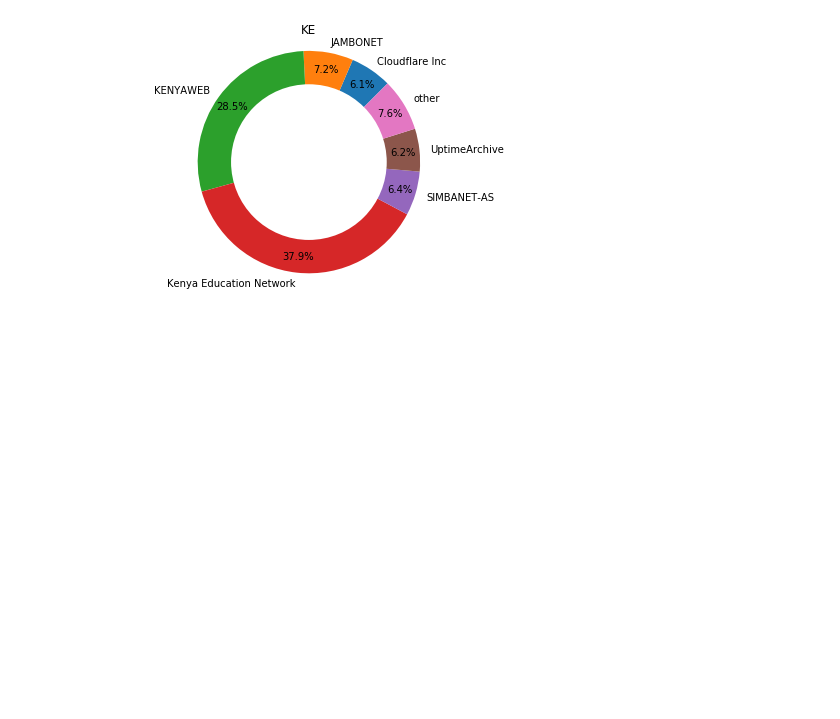
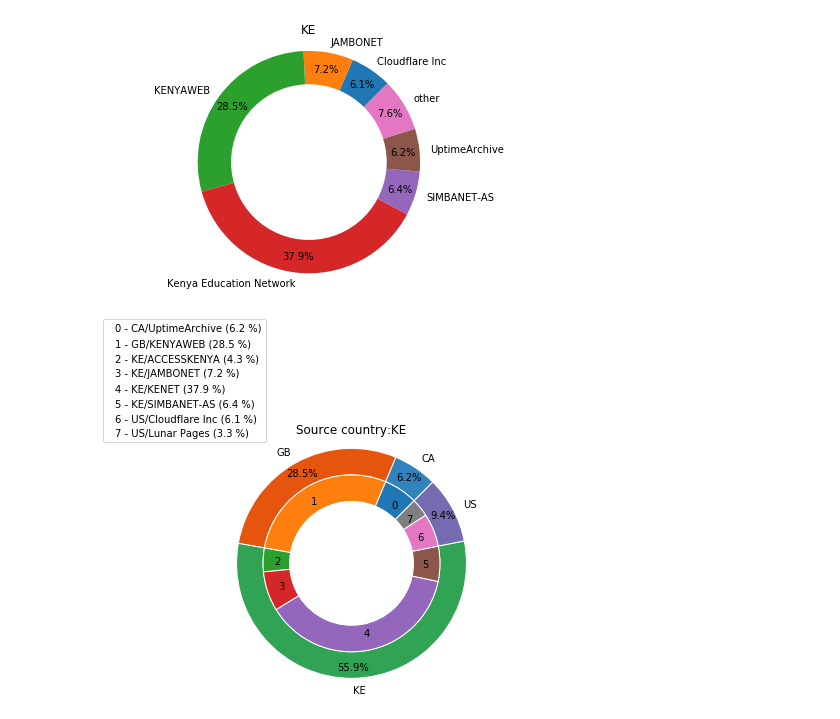
Before and after one commit to AFRINIC-Labs/cloud-computing, a Jupyter notebook: Cloud-computing.ipynb, the cells around one changed output. Saved outputs shown, nothing was run; the diff lists cells and outputs as text; code cells hidden in the pictures; blank space fills up the shorter version.

Commit message:
donut plot added

```diff
--- a/Cloud-computing.ipynb
+++ b/Cloud-computing.ipynb
@@ -406,3 +371,55 @@ plt.savefig("data/plots/pie_chart_" + cc + "_hosting_providers.svg")
 plt.show()
 # %% [output]
 [figure]
+# %%
+cc='KE'
+
+df_cc = df.loc[(df.vantageCC==cc)]
+df_by_cc = (df_cc.iloc[:,[7,9]]).groupby('hostCC').size().reset_index(name='counts')
+df_by_cc_host = (df_cc.iloc[:,[7,9]]).groupby(['hostCC','hostCo']).size().reset_index(name='counts')
+df_by_cc_host['label'] = df_by_cc_host.index
+
+#add a percentage column
+df_by_cc['percentage'] = df_by_cc.counts/sum(df_by_cc['counts'].values)*100
+df_by_cc_host['percentage'] = df_by_cc_host.counts/sum(df_by_cc_host['counts'].values)*100
+
+
+group_names = df_by_cc['hostCC'].values
+group_size = df_by_cc['percentage'].values
+
+subgroup_cc = df_by_cc_host['hostCC'].values
+subgroup_labels = df_by_cc_host['label'].values
+subgroup_names = df_by_cc_host['hostCo'].values
+subgroup_size = df_by_cc_host['percentage'].values
+
+fig, ax2 = plt.subplots(figsize=(6,6))
+
+cmap = plt.get_cmap("tab20c")
+outer_colors = cmap(np.arange(len(group_names))*4)
+
+plt.pie(group_size, radius=1.3,
+        labels=group_names, autopct='%1.1f%%', startangle=45, pctdistance=0.9, colors=outer_colors,
+           wedgeprops=dict(width=0.3, edgecolor='w'))
+
+plt.pie(subgroup_size, radius=1.3-0.3,
+        labels=subgroup_labels, labeldistance=0.8, startangle=45, pctdistance=0.85,
+           wedgeprops=dict(width=0.3, edgecolor='w'))
+
+
+#draw circle
+centre_circle = plt.Circle((0,0),0.70,fc='white')
+fig = plt.gcf()
+fig.gca().add_artist(centre_circle)
+
+# Equal aspect ratio ensures that pie is drawn as a circle
+ax2.axis('equal')
+ax2.set_title("Source country:" + cc)
+
+plt.legend(handlelength=0, bbox_to_anchor=(0.25,1.5),
+           labels=['%s - %s/%s (%1.1f %%)' % (m, cc, l, s) for m, cc, l, s in zip(subgroup_labels, subgroup_cc, subgroup_names, subgroup_size)])
+
+plt.tight_layout()
+plt.savefig("data/plots/pie_chart_" + cc + "_hosting_providers.svg")
+plt.show()
+# %% [output]
+[figure, added]
```
Also changed, not shown: parts of 10 cells of this notebook, 15 other files.
